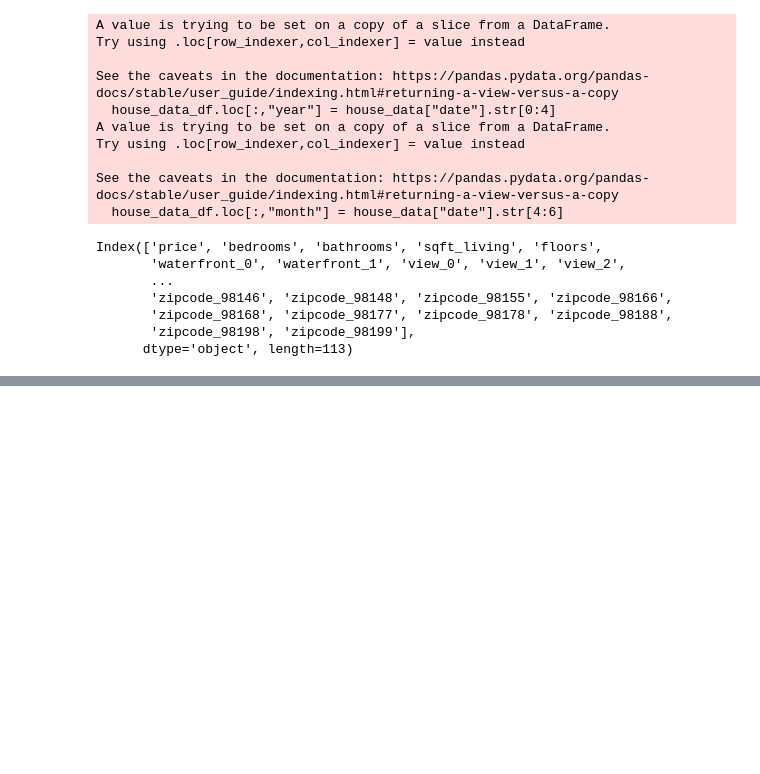
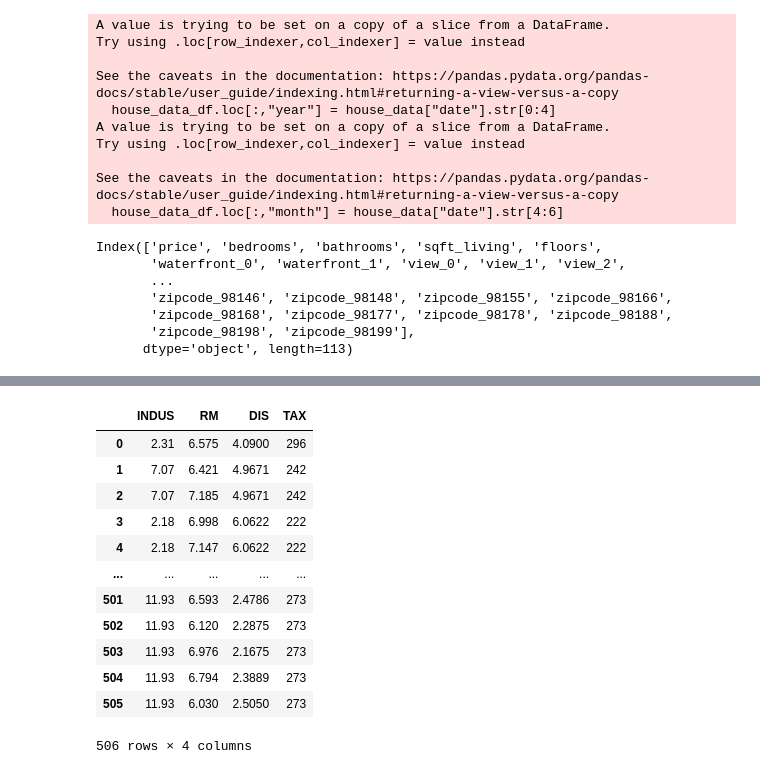
Before and after one commit to nihalnadaf/PYDATABASE, a Jupyter notebook: Explore_Machine_Learning_Python.ipynb, the cells around one changed output, grey strips where cells are left out. Cells and saved outputs as stored; diff of their text form; code cells hidden in the pictures; blank space fills up the shorter version.

```diff
--- a/Explore_Machine_Learning_Python.ipynb
+++ b/Explore_Machine_Learning_Python.ipynb
@@ -493,0 +574,17 @@ Index(['price', 'bedrooms', 'bathrooms', 'sqft_living', 'floors',
+# %%
+x = pd.DataFrame(boston.iloc[:,[2,5,7,9]])
+x
+# %% [output]
+|  | INDUS | RM | DIS | TAX |
+| 0 | 2.31 | 6.575 | 4.0900 | 296 |
+| 1 | 7.07 | 6.421 | 4.9671 | 242 |
+| 2 | 7.07 | 7.185 | 4.9671 | 242 |
+| 3 | 2.18 | 6.998 | 6.0622 | 222 |
+| 4 | 2.18 | 7.147 | 6.0622 | 222 |
+| ... | ... | ... | ... | ... |
+| 501 | 11.93 | 6.593 | 2.4786 | 273 |
+| 502 | 11.93 | 6.120 | 2.2875 | 273 |
+| 503 | 11.93 | 6.976 | 2.1675 | 273 |
+| 504 | 11.93 | 6.794 | 2.3889 | 273 |
+| 505 | 11.93 | 6.030 | 2.5050 | 273 |
+506 rows × 4 columns
```
Also changed, not shown: parts of 21 cells of this notebook.
